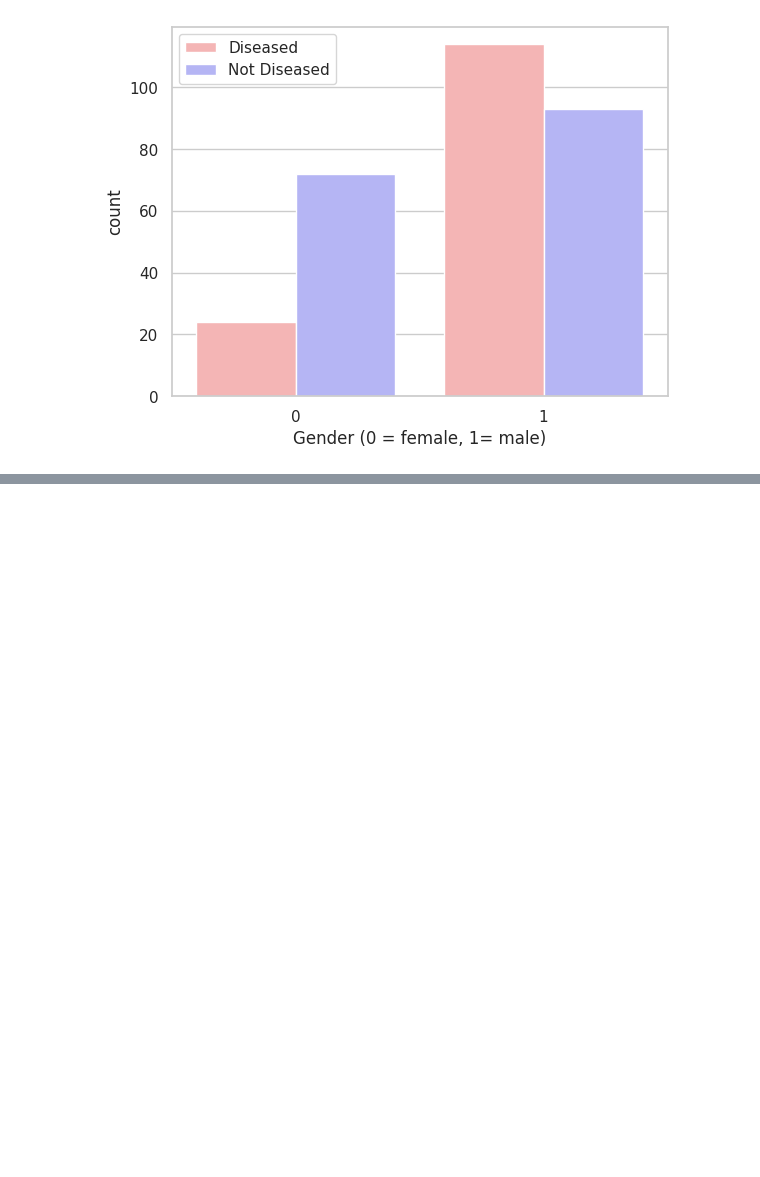
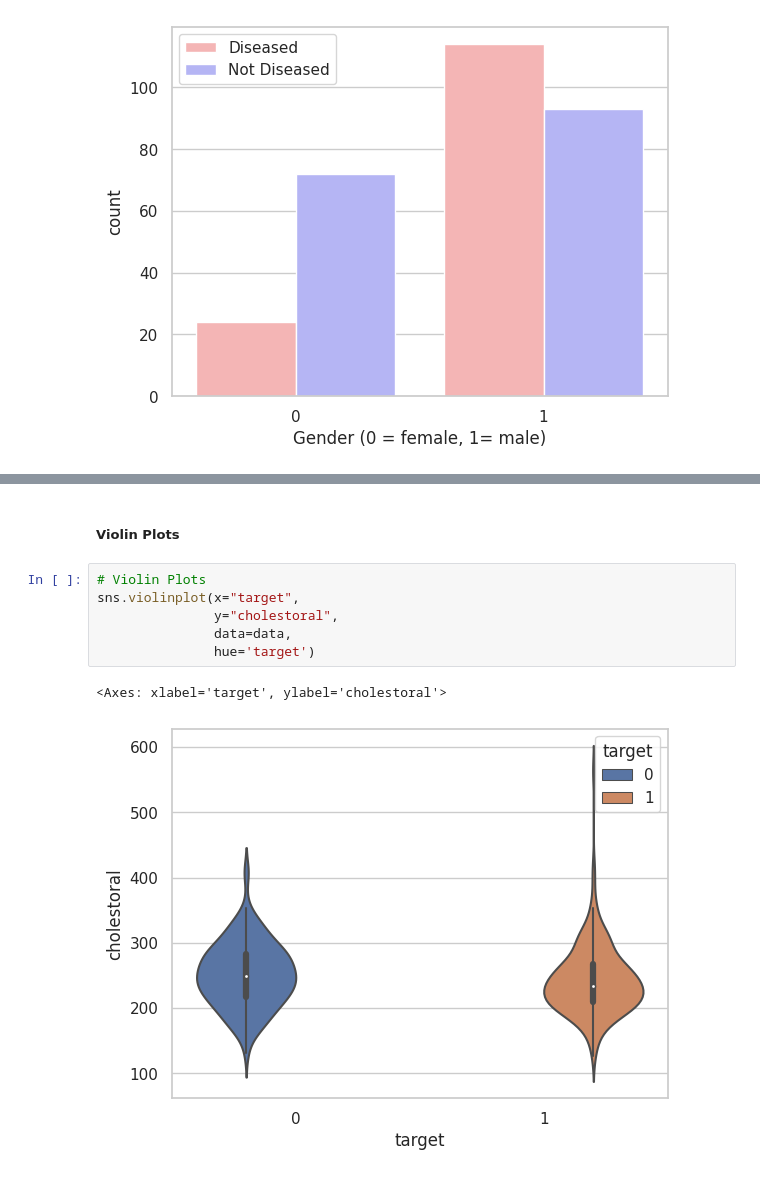
Before and after one commit to florboydens/DataViz_Workshop, a Jupyter notebook: Data_Viz_Workshop_Day_3.ipynb, the cells around one changed output, grey strips where cells are left out. Cells and saved outputs as stored; diff of their text form; blank space fills up the shorter version.

```diff
--- a/Data_Viz_Workshop_Day_3.ipynb
+++ b/Data_Viz_Workshop_Day_3.ipynb
@@ -243,0 +314,11 @@ sns.pairplot(data=data[continuous + ['target']], hue='target')
+# %% [markdown]
+##### **Violin Plots**
+# %%
+# Violin Plots
+sns.violinplot(x="target",
+               y="cholestoral",
+               data=data,
+               hue='target')
+# %% [output]
+<Axes: xlabel='target', ylabel='cholestoral'>
+[figure, added]
```
Also changed, not shown: parts of 32 cells of this notebook.
